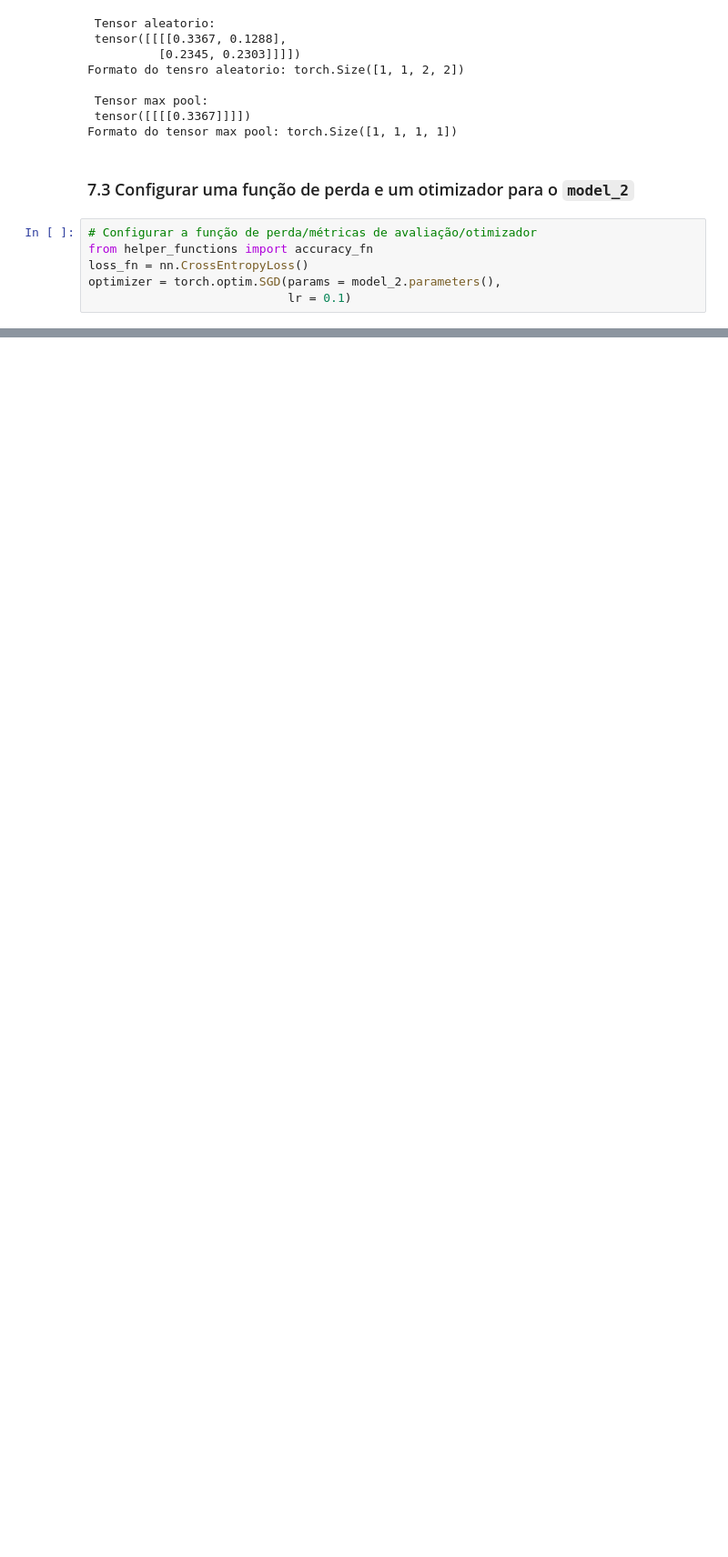
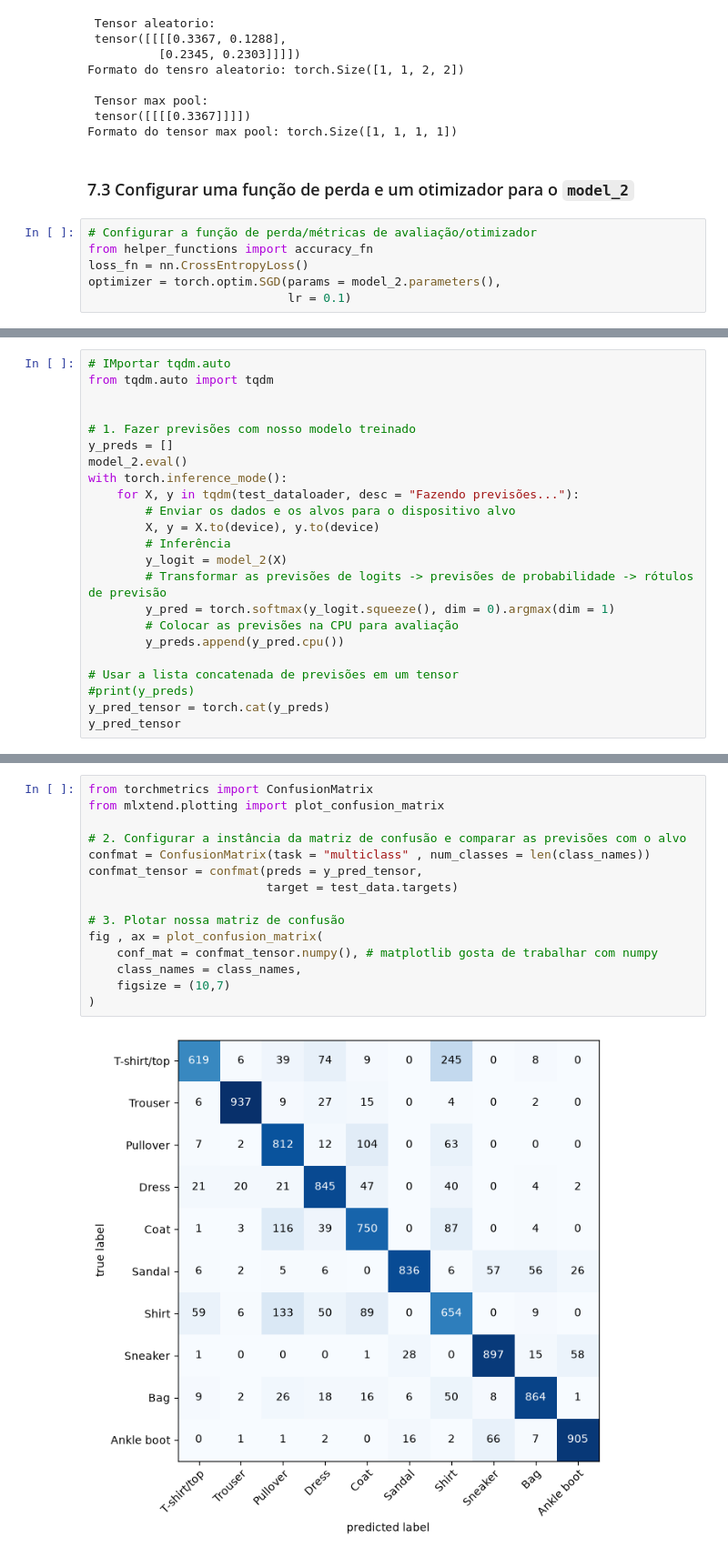
Before and after one commit to lucasget/estudos-pytorch, a Jupyter notebook: codigo.ipynb, the cells around one changed output, grey strips where cells are left out. Shown at 91% size. Saved outputs shown, nothing was run; the diff lists cells and outputs as text; blank space fills up the shorter version.

```diff
--- a/codigo.ipynb
+++ b/codigo.ipynb
@@ -3871,0 +4073,23 @@ optimizer = torch.optim.SGD(params = model_2.parameters(),
+# %%
+# IMportar tqdm.auto
+from tqdm.auto import tqdm
+
+
+# 1. Fazer previsões com nosso modelo treinado
+y_preds = []
+model_2.eval()
+with torch.inference_mode():
+    for X, y in tqdm(test_dataloader, desc = "Fazendo previsões..."):
+        # Enviar os dados e os alvos para o dispositivo alvo
+        X, y = X.to(device), y.to(device)
+        # Inferência
+        y_logit = model_2(X)
+        # Transformar as previsões de logits -> previsões de probabilidade -> rótulos de previsão
+        y_pred = torch.softmax(y_logit.squeeze(), dim = 0).argmax(dim = 1)
+        # Colocar as previsões na CPU para avaliação
+        y_preds.append(y_pred.cpu())
+
+# Usar a lista concatenada de previsões em um tensor
+#print(y_preds)
+y_pred_tensor = torch.cat(y_preds)
+y_pred_tensor
@@ -3871,0 +4129,17 @@ optimizer = torch.optim.SGD(params = model_2.parameters(),
+# %%
+from torchmetrics import ConfusionMatrix
+from mlxtend.plotting import plot_confusion_matrix
+
+# 2. Configurar a instância da matriz de confusão e comparar as previsões com o alvo
+confmat = ConfusionMatrix(task = "multiclass" , num_classes = len(class_names))
+confmat_tensor = confmat(preds = y_pred_tensor,
+                         target = test_data.targets)
+
+# 3. Plotar nossa matriz de confusão
+fig , ax = plot_confusion_matrix(
+    conf_mat = confmat_tensor.numpy(), # matplotlib gosta de trabalhar com numpy
+    class_names = class_names,
+    figsize = (10,7)
+)
+# %% [output]
+[figure, added]
```
Also changed, not shown: parts of 32 cells of this notebook, 2 other files.
